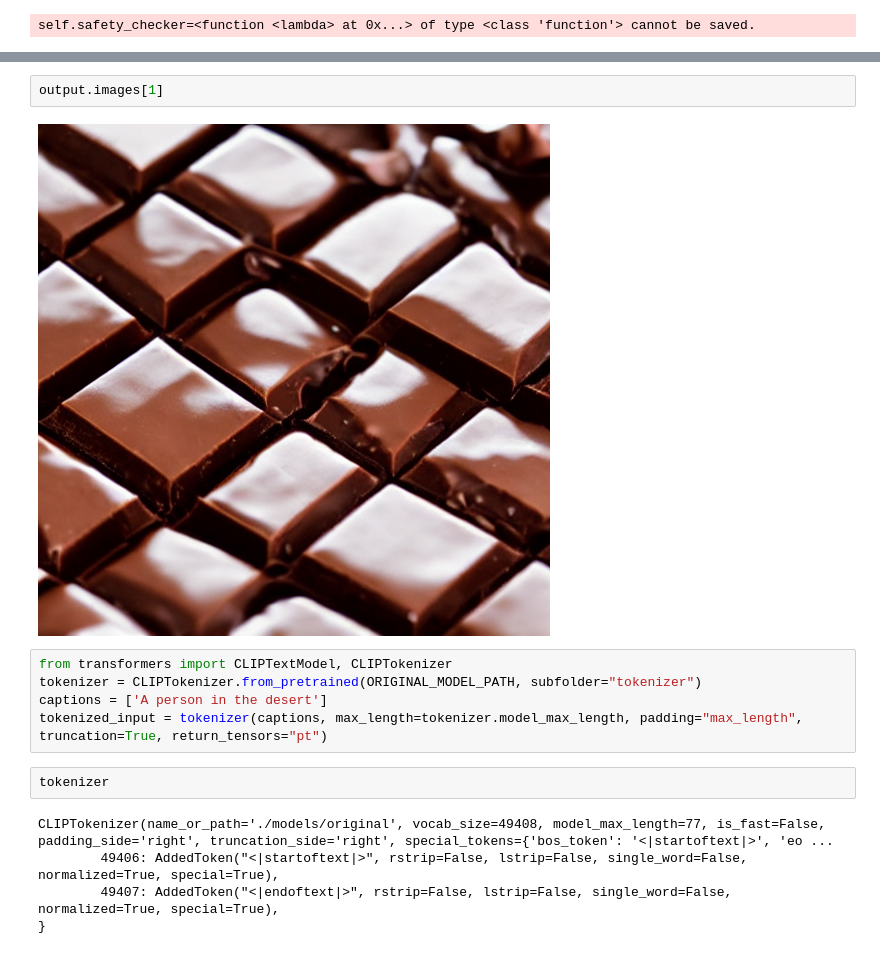
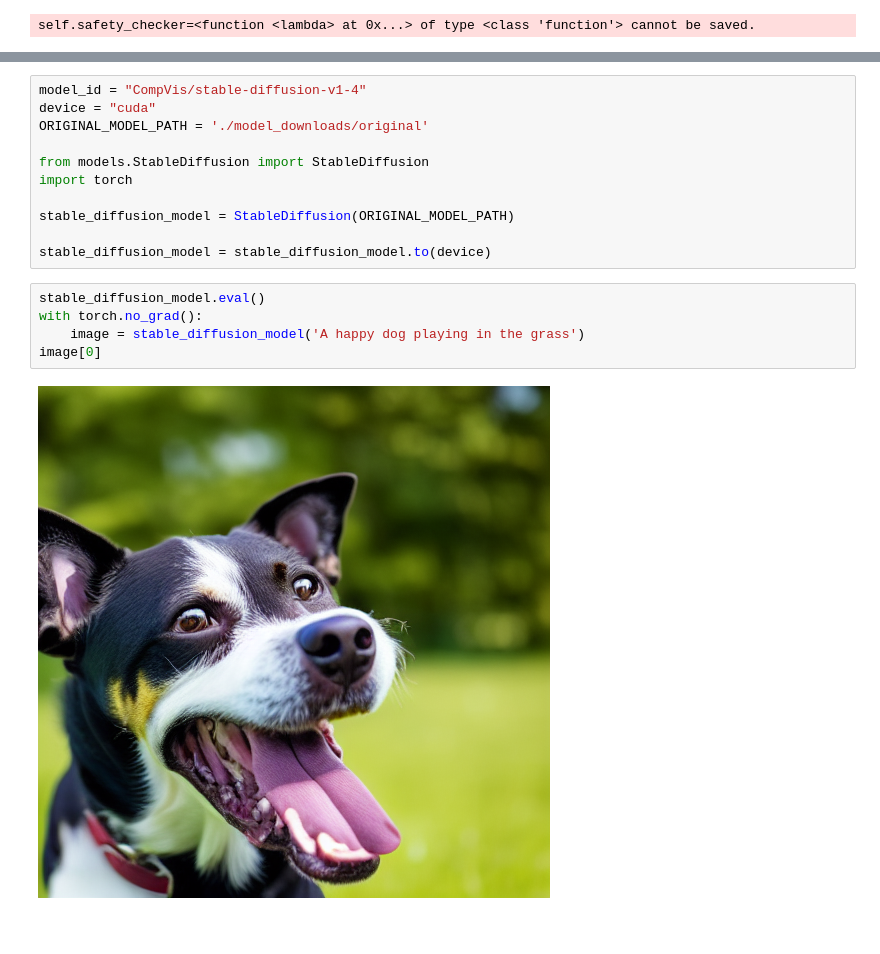
Before and after one commit to TrevorAshby/DiffusionOfExperts, a Jupyter notebook: diffusion_experts.ipynb, the cells around one changed output, grey strips where cells are left out. Drawn from its saved outputs; the diff is of its cells as text; blank space fills up the shorter version.

Commit message:
stable diffusion pytorch model created

```diff
--- a/diffusion_experts.ipynb
+++ b/diffusion_experts.ipynb
@@ -251,16 +230,18 @@ output.images[0]
-# %%
-output.images[1]
-# %% [output]
-[figure, removed]
-# %%
-from transformers import CLIPTextModel, CLIPTokenizer
-tokenizer = CLIPTokenizer.from_pretrained(ORIGINAL_MODEL_PATH, subfolder="tokenizer")
-captions = ['A person in the desert']
-tokenized_input = tokenizer(captions, max_length=tokenizer.model_max_length, padding="max_length", truncation=True, return_tensors="pt")
-# %%
-tokenizer
-# %% [output]
-CLIPTokenizer(name_or_path='./models/original', vocab_size=49408, model_max_length=77, is_fast=False, padding_side='right', truncation_side='right', special_tokens={'bos_token': '<|startoftext|>', 'eo ...
-        49406: AddedToken("<|startoftext|>", rstrip=False, lstrip=False, single_word=False, normalized=True, special=True),
-        49407: AddedToken("<|endoftext|>", rstrip=False, lstrip=False, single_word=False, normalized=True, special=True),
-}
+# %%
+model_id = "CompVis/stable-diffusion-v1-4"
+device = "cuda"
+ORIGINAL_MODEL_PATH = './model_downloads/original'
+
+from models.StableDiffusion import StableDiffusion
+import torch
+
+stable_diffusion_model = StableDiffusion(ORIGINAL_MODEL_PATH)
+
+stable_diffusion_model = stable_diffusion_model.to(device)
+# %%
+stable_diffusion_model.eval()
+with torch.no_grad():
+    image = stable_diffusion_model('A happy dog playing in the grass')
+image[0]
+# %% [output]
+[figure, added]
```
Also changed, not shown: parts of 8 cells of this notebook, 5 other files.
